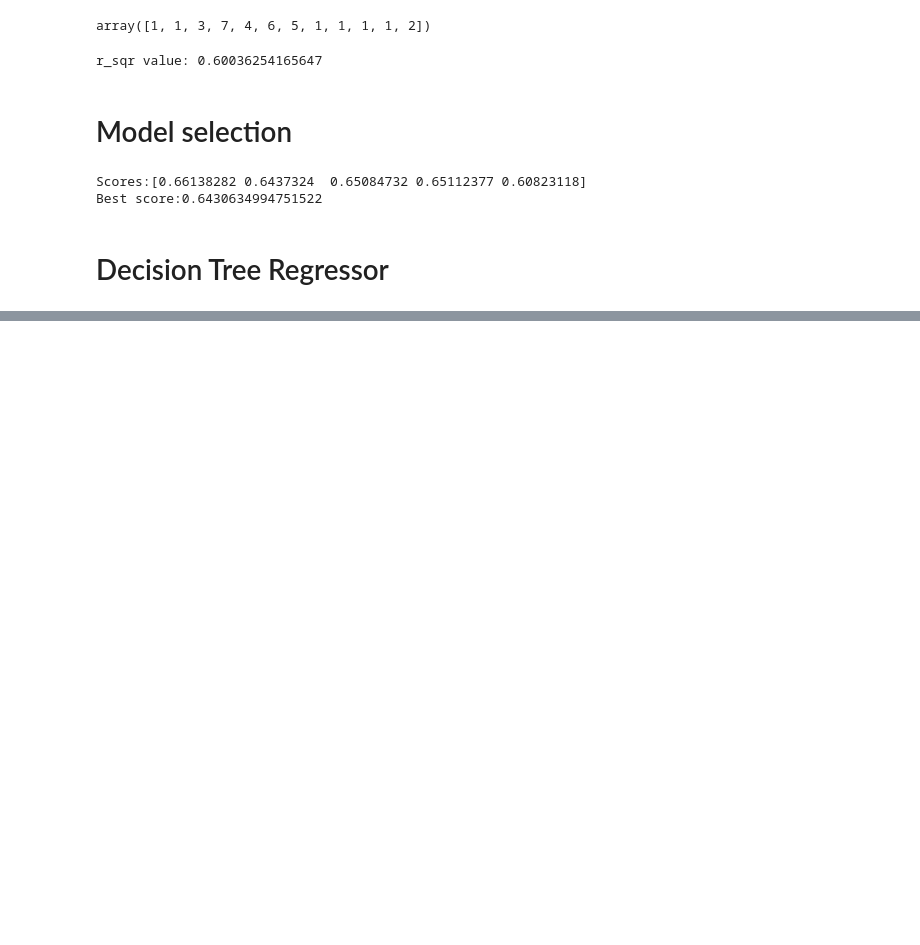
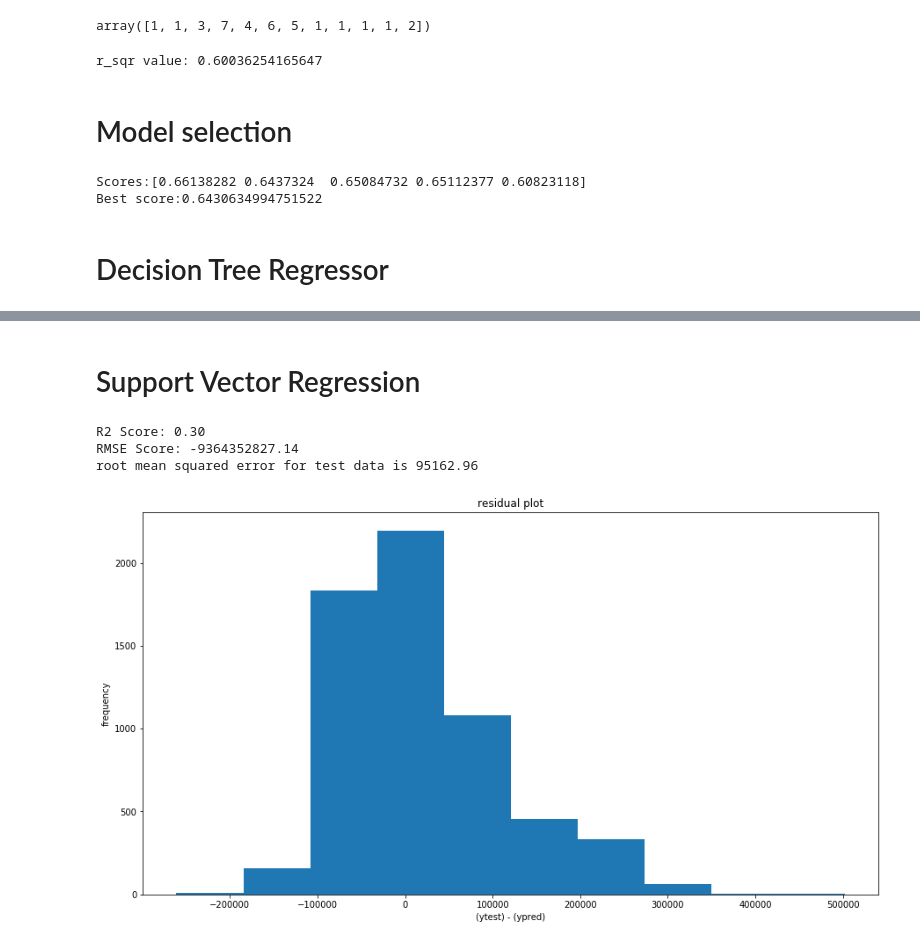
Before and after one commit to bharath-nepoleon/sklearn-session, a Jupyter notebook: linear-regression.ipynb, the cells around one changed output, grey strips where cells are left out. Drawn from its saved outputs; the diff is of its cells as text; code cells hidden in the pictures; blank space fills up the shorter version.

```diff
--- a/linear-regression.ipynb
+++ b/linear-regression.ipynb
@@ -607,0 +627,11 @@ root mean squared error for test data is 66019.03
+# %% [markdown]
+# Support Vector Regression
+# %%
+from sklearn.svm import SVR
+regressor = SVR(kernel='linear')
+model_score(regressor,xtrain,ytrain,xtest,ytest)
+# %% [output]
+R2 Score: 0.30
+RMSE Score: -9364352827.14
+root mean squared error for test data is 95162.96
+[figure, added]
```
Also changed, not shown: parts of 26 cells of this notebook.
